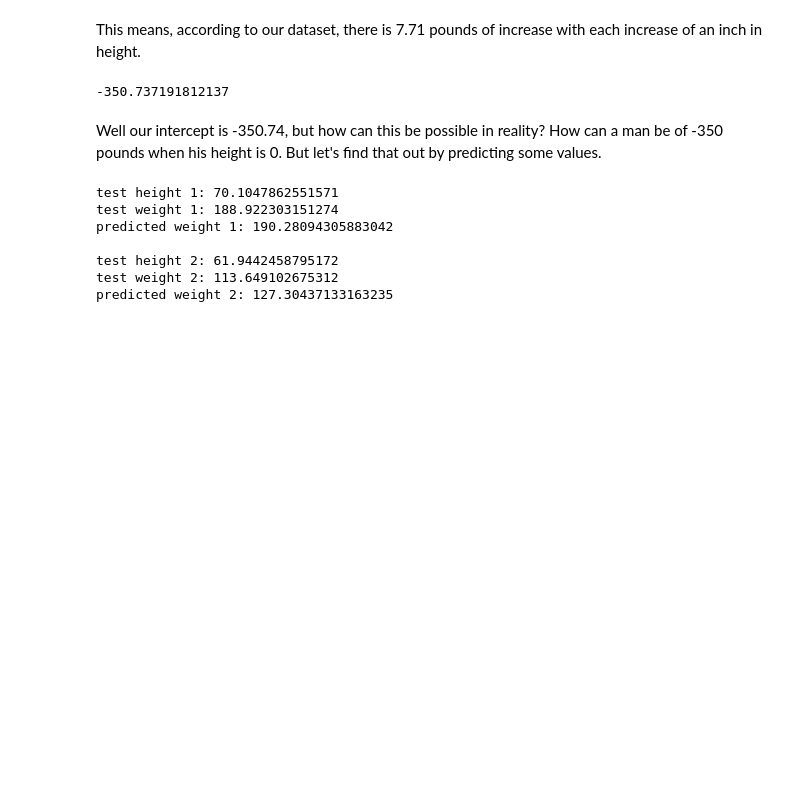
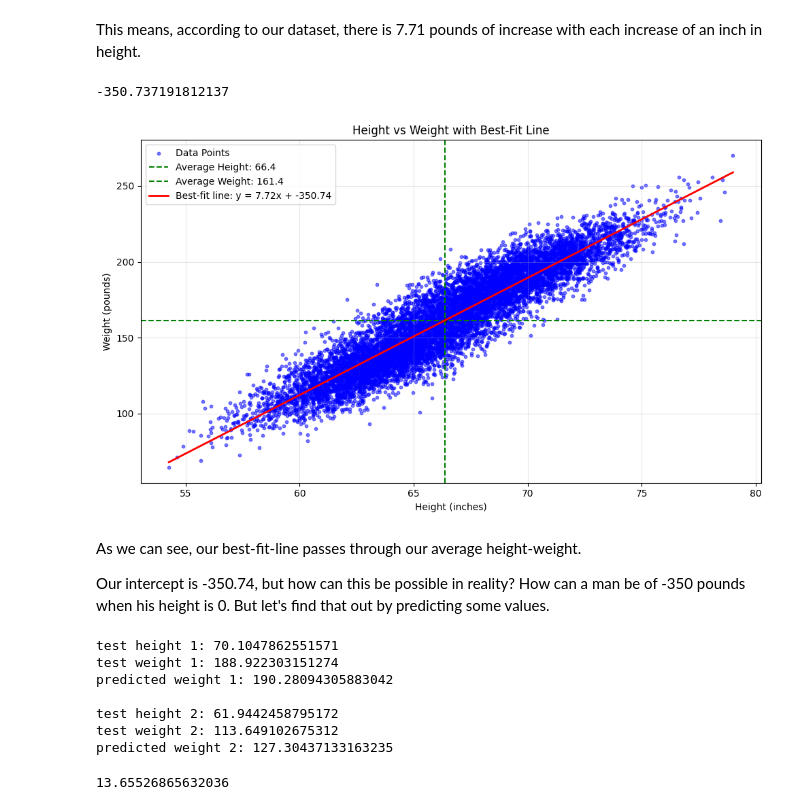
Before and after one commit to suyogly/linear-regression, a Jupyter notebook: intro.ipynb, the cells around one changed output. Cells and saved outputs as stored; diff of their text form; code cells hidden in the pictures; blank space fills up the shorter version.

```diff
--- a/intro.ipynb
+++ b/intro.ipynb
@@ -172,8 +176,37 @@ intercept = y_mean - slope * x_mean
 intercept
 # %% [output]
 -350.737191812137
+# %%
+plt.figure(figsize=(10, 6))
+plt.scatter(x, y, alpha=0.5, s=10, color='blue', label='Data Points')
+
+# average data
+plt.axvline(x=x_mean, color='green', linestyle='--', label=f'Average Height: {x_mean:.1f}')
+plt.axhline(y=y_mean, color='green', linestyle='--', label=f'Average Weight: {y_mean:.1f}')
+
+plt.scatter(x_mean, y_mean, color="black", s=10)
+
+x_line = np.linspace(min(x), max(x), 100)  # 100 points from min to max height
+y_line = slope * x_line + intercept
+
+# Plot the best-fit line
+plt.plot(x_line, y_line, color='red', linewidth=2, label=f'Best-fit line: y = {slope:.2f}x + {intercept:.2f}')
+
+plt.xlabel('Height (inches)')
+plt.ylabel('Weight (pounds)')
+plt.title('Height vs Weight with Best-Fit Line')
+plt.legend()
+plt.grid(True, alpha=0.3)
+
+# Show the plot
+plt.tight_layout()
+plt.show()
+# %% [output]
+[figure, added]
 # %% [markdown]
-Well our intercept is -350.74, but how can this be possible in reality? How can a man be of -350 pounds when his height is 0. But let's find that out by predicting some values.
+As we can see, our best-fit-line passes through our average height-weight.
+
+Our intercept is -350.74, but how can this be possible in reality? How can a man be of -350 pounds when his height is 0. But let's find that out by predicting some values.
 # %%
 test_height1 = data[45, 0] # 70.1 inches tall male has weight of 188.92 pounds in our dataset
 test_weight1 = data[45, 1]
@@ -190,6 +223,8 @@ print(f"test weight 2: {test_weight2}")
 
 prediction2 = slope * 61.9442458795172 + intercept
 print(f"predicted weight 2: {prediction2}")
+
+prediction2 - test_weight2
 # %% [output]
 test height 1: 70.1047862551571
 test weight 1: 188.922303151274
@@ -198,3 +233,4 @@ predicted weight 1: 190.28094305883042
 test height 2: 61.9442458795172
 test weight 2: 113.649102675312
 predicted weight 2: 127.30437133163235
+13.65526865632036
```
Also changed, not shown: parts of 3 cells of this notebook.
